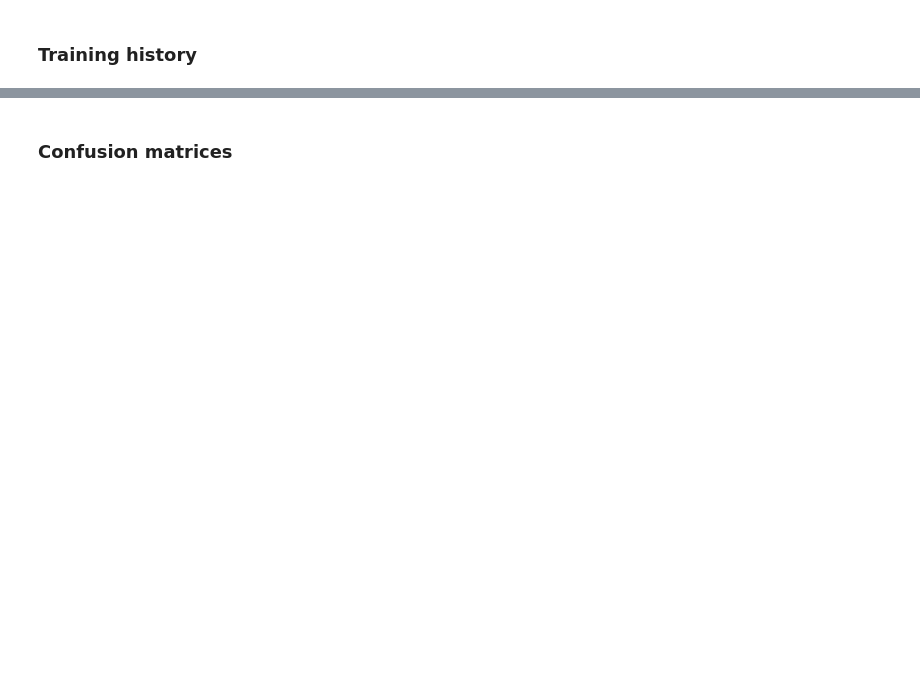
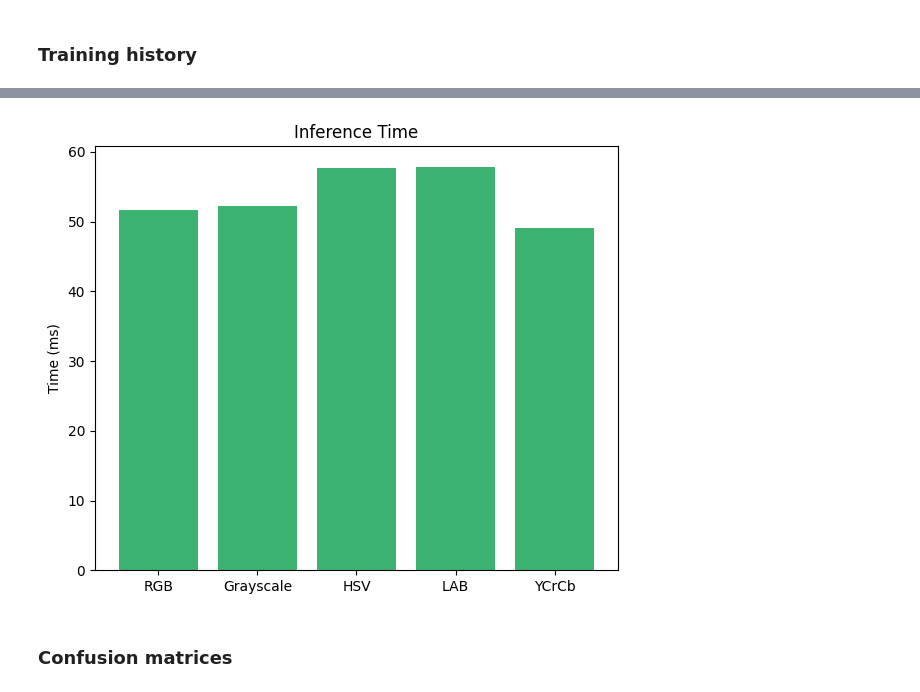
Before and after one commit to ITT-26/assignment-05-cnn-martinarobyculasso, a Jupyter notebook: 01-hyperparameters/image_color_mode.ipynb, the cells around one changed output, grey strips where cells are left out. Saved outputs shown, nothing was run; the diff lists cells and outputs as text; code cells hidden in the pictures; blank space fills up the shorter version.

```diff
--- a/01-hyperparameters/image_color_mode.ipynb
+++ b/01-hyperparameters/image_color_mode.ipynb
@@ -570,3 +558,14 @@ plt.show()
+# %%
+inference_times = [results[cs]['inference_time'] * 1000 for cs in cs_names]  # convert to ms
+
+fig, ax = plt.subplots(figsize=(6, 5))
+ax.bar(cs_names, inference_times, color='mediumseagreen')
+ax.set_title('Inference Time')
+ax.set_ylabel('Time (ms)')
+plt.tight_layout()
+plt.show()
+# %% [output]
+[figure, added]
 # %% [markdown]
 ### Confusion matrices
 # %%
```
Also changed, not shown: parts of 10 cells of this notebook, 10 other files.
